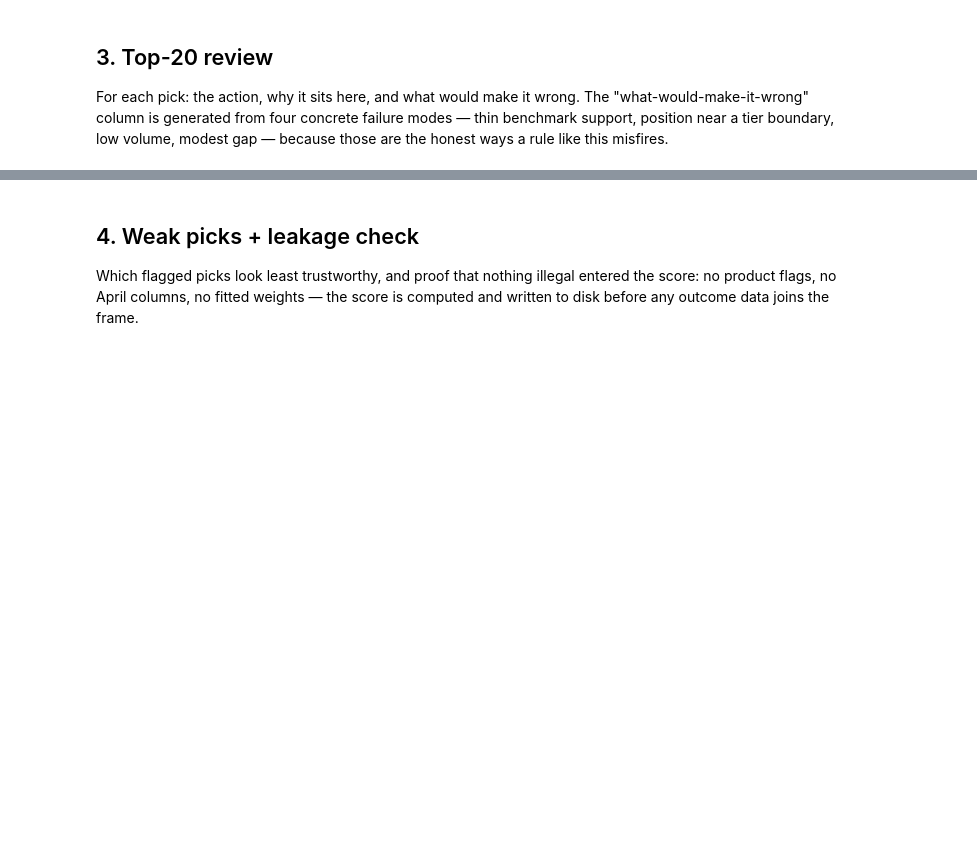
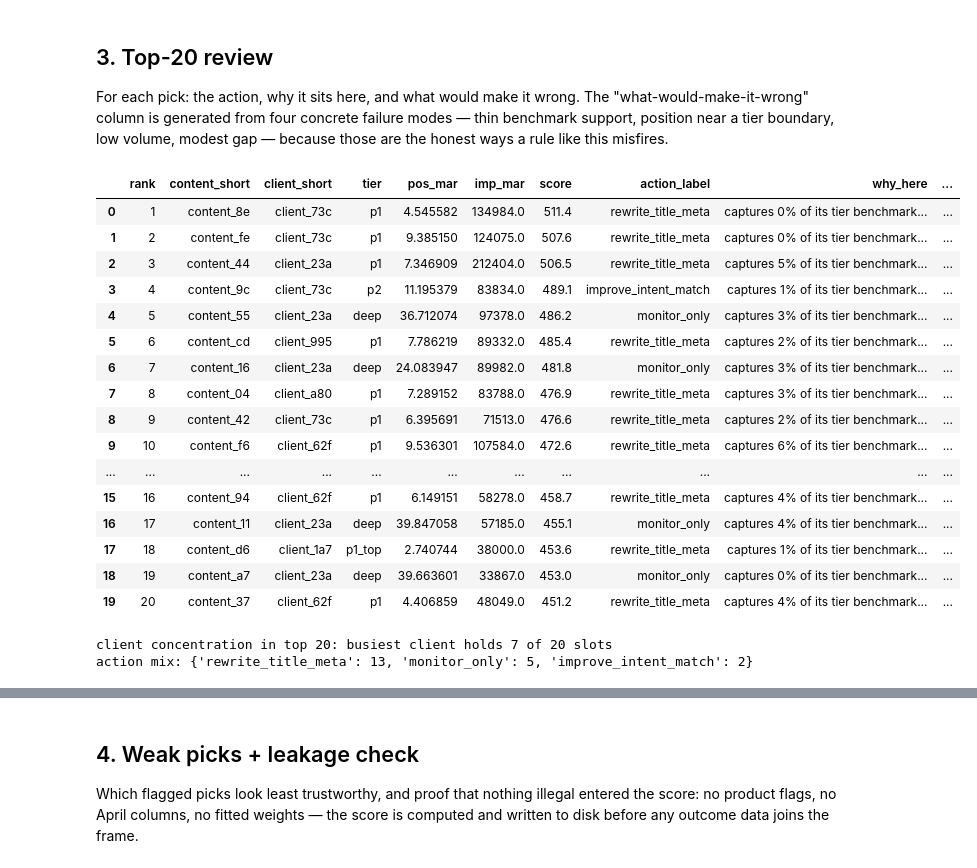
Before and after one commit to rashidsami10000-afk/rashid-flyrank-internship-ml-owncopy, a Jupyter notebook: work/notebooks/w04_baseline_score.ipynb, the cells around one changed output, grey strips where cells are left out. Drawn from its saved outputs; the diff is of its cells as text; code cells hidden in the pictures; blank space fills up the shorter version.

Commit message:
Week 3: Execute w04 baseline for Lane 4 - signals CONFIRMED x2 (CTR-vs-position w/ floor effect, volume 86%/44%), rule P@50 0.920 vs base 0.483, queue written, leakage check passed

```diff
--- a/work/notebooks/w04_baseline_score.ipynb
+++ b/work/notebooks/w04_baseline_score.ipynb
@@ -105,16 +130,18 @@ sig1 = pool.copy()
 sig1['band'] = sig1['pos_mar'].apply(band_of)
 t1 = (sig1.groupby('band')
       .agg(n=('ctr_mar', 'size'),
-           median_ctr=('ctr_mar', 'median'),
-           p25=('ctr_mar', lambda s: s.quantile(.25)),
-           p75=('ctr_mar', lambda s: s.quantile(.75)))
+           median_ctr_pct=('ctr_mar', lambda s: s.median() * 100),
+           p25_pct=('ctr_mar', lambda s: s.quantile(.25) * 100),
+           p75_pct=('ctr_mar', lambda s: s.quantile(.75) * 100))
       .reindex([b[2] for b in bands]).round(4))
 display(t1)
 
-meds = t1['median_ctr'].tolist()
-drops = sum(1 for a, b in zip(meds, meds[1:]) if b < a)
-verdict1 = ('CONFIRMED' if drops == len(meds) - 1
-            else 'OPPOSITE' if drops == 0
+meds = t1['median_ctr_pct'].tolist()
+rises = sum(1 for a, b in zip(meds, meds[1:]) if b > a)
+verdict1 = ('CONFIRMED' if rises == 0
+            else 'OPPOSITE' if rises == len(meds) - 1
             else 'MIXED')
-print(f'verdict: {verdict1}  ({drops} of {len(meds)-1} adjacent steps show falling median CTR)')
-print(f'spread: pos 1-3 median {meds[0]:.3f}% vs pos 51+ median {meds[-1]:.4f}%')
+print(f'verdict: {verdict1}  ({rises} of {len(meds)-1} adjacent steps show RISING median CTR; '
+      f'a flat step is a floor effect, not a reversal)')
+print(f'spread: pos 1-3 median {meds[0]:.2f}% vs pos 51+ median {meds[-1]:.2f}% '
+      f'(deep-position medians sit at ~0 - the CTR signal floors out below page 5)')
@@ -225,17 +286,17 @@ labeled = ev[(ev['imp_apr'] >= 100) & (ev['tier_expected_ctr'] > 0) &
              (ev['tier_expected_apr'] > 0)].copy()
 labeled['under_captured_apr'] = ((labeled['apr_ctr'] / labeled['tier_expected_apr']) < 0.5).astype(int)
 
-from sklearn.dummy import DummyClassifier
-
 def p_at_k(scores, labels, k):
     order = np.argsort(-np.asarray(scores, dtype=float))
     return float(np.asarray(labels)[order[:k]].mean())
 
 base_rate = float(labeled['under_captured_apr'].mean())
-dummy = DummyClassifier(strategy='most_frequent').fit(
-    labeled[['score']], labeled['under_captured_apr'])
-dummy_p50 = p_at_k(dummy.predict_proba(labeled[['score']])[:, 1],
-                   labeled['under_captured_apr'], 50)
+
+# random-queue floor: an uninformed ordering scores at about the base rate;
+# seeded so the receipt is reproducible
+rng = np.random.default_rng(42)
+random_scores = rng.random(len(labeled))
+dummy_p50 = p_at_k(random_scores, labeled['under_captured_apr'], 50)
 
 p50 = p_at_k(labeled['score'], labeled['under_captured_apr'], 50)
 p20 = p_at_k(labeled['score'], labeled['under_captured_apr'], 20)
@@ -256,7 +317,7 @@ metrics = {
     'pool_rows': int(len(rule)),
     'labeled_rows': int(len(labeled)),
     'label_base_rate': round(base_rate, 4),
-    'dummy_precision_at_50': round(dummy_p50, 4),
+    'random_queue_precision_at_50': round(dummy_p50, 4),
     'rule_precision_at_20': round(p20, 4),
     'rule_precision_at_50': round(p50, 4),
     'signal_verdicts': {'ctr_vs_position_behind_needs_ctr_fix': verdict1,
@@ -264,6 +325,6 @@ metrics = {
     'score_formula': '100 * max(0, 1 - ctr/tier_expected_ctr) * log10(impressions)',
     'reason_code': 'ctr_below_tier_benchmark',
 }
-with open('work/outputs/w04_baseline_metrics.json', 'w') as f:
+with open(OUT_DIR / 'w04_baseline_metrics.json', 'w') as f:
     json.dump(metrics, f, indent=2)
-print('wrote work/outputs/w04_baseline_metrics.json (committed receipts)')
+print(f'wrote {OUT_DIR / "w04_baseline_metrics.json"} (committed receipts)')
@@ -279,37 +347,58 @@ top = labeled.head(20).copy()
 
 def why(r):
     return (f"captures {r['capture_ratio']:.0%} of its tier benchmark "
-            f"({r['ctr_mar']:.2f}% vs {r['tier_expected_ctr']:.2f}%) at avg position {r['pos_mar']:.1f}, "
+            f"({r['ctr_mar']*100:.2f}% vs {r['tier_expected_ctr']*100:.2f}%) "
+            f"at avg position {r['pos_mar']:.1f}, "
             f"{int(r['imp_mar']):,} impressions")
 
 def wrong(r):
     reasons = []
     if r['bench_support'] < 30:
         reasons.append(f"benchmark rests on only {int(r['bench_support'])} high-volume pages")
     near_boundary = min(abs(r['pos_mar'] - 3), abs(r['pos_mar'] - 10), abs(r['pos_mar'] - 20)) <= 0.5
     if near_boundary:
         reasons.append('position sits on a tier boundary; a slightly different band flips its benchmark')
     if r['imp_mar'] < 200:
         reasons.append('low volume: the CTR estimate itself is noisy')
     if r['capture_ratio'] > 0.8:
         reasons.append('gap is modest - may be normal variation, not a fixable flaw')
     if not reasons:
         reasons.append('CTR gap may reflect search intent that metadata edits cannot fix')
     return '; '.join(reasons)
 
 top['why_here'] = top.apply(why, axis=1)
 top['what_would_make_it_wrong'] = top.apply(wrong, axis=1)
 top['content_short'] = top['content_hash_id'].str[:10]
 top['client_short'] = top['client_hash_id'].str[:10]
 
 show = top[['rank', 'content_short', 'client_short', 'tier', 'pos_mar', 'imp_mar',
             'score', 'action_label', 'why_here', 'what_would_make_it_wrong']]
 with pd.option_context('display.max_colwidth', 60, 'display.width', 220):
     display(show)
 
 conc = top['client_short'].value_counts()
 print(f'client concentration in top 20: busiest client holds {conc.iloc[0]} of 20 slots')
 print(f"action mix: {top['action_label'].value_counts().to_dict()}")
+# %% [output]
+|  | rank | content_short | client_short | tier | pos_mar | imp_mar | score | action_label | why_here | ... |
+| 0 | 1 | content_8e | client_73c | p1 | 4.545582 | 134984.0 | 511.4 | rewrite_title_meta | captures 0% of its tier benchmark... | ... |
+| 1 | 2 | content_fe | client_73c | p1 | 9.385150 | 124075.0 | 507.6 | rewrite_title_meta | captures 0% of its tier benchmark... | ... |
+| 2 | 3 | content_44 | client_23a | p1 | 7.346909 | 212404.0 | 506.5 | rewrite_title_meta | captures 5% of its tier benchmark... | ... |
+| 3 | 4 | content_9c | client_73c | p2 | 11.195379 | 83834.0 | 489.1 | improve_intent_match | captures 1% of its tier benchmark... | ... |
+| 4 | 5 | content_55 | client_23a | deep | 36.712074 | 97378.0 | 486.2 | monitor_only | captures 3% of its tier benchmark... | ... |
+| 5 | 6 | content_cd | client_995 | p1 | 7.786219 | 89332.0 | 485.4 | rewrite_title_meta | captures 2% of its tier benchmark... | ... |
+| 6 | 7 | content_16 | client_23a | deep | 24.083947 | 89982.0 | 481.8 | monitor_only | captures 3% of its tier benchmark... | ... |
+| 7 | 8 | content_04 | client_a80 | p1 | 7.289152 | 83788.0 | 476.9 | rewrite_title_meta | captures 3% of its tier benchmark... | ... |
+| 8 | 9 | content_42 | client_73c | p1 | 6.395691 | 71513.0 | 476.6 | rewrite_title_meta | captures 2% of its tier benchmark... | ... |
+| 9 | 10 | content_f6 | client_62f | p1 | 9.536301 | 107584.0 | 472.6 | rewrite_title_meta | captures 6% of its tier benchmark... | ... |
+| ... | ... | ... | ... | ... | ... | ... | ... | ... | ... | ... |
+| 15 | 16 | content_94 | client_62f | p1 | 6.149151 | 58278.0 | 458.7 | rewrite_title_meta | captures 4% of its tier benchmark... | ... |
+| 16 | 17 | content_11 | client_23a | deep | 39.847058 | 57185.0 | 455.1 | monitor_only | captures 4% of its tier benchmark... | ... |
+| 17 | 18 | content_d6 | client_1a7 | p1_top | 2.740744 | 38000.0 | 453.6 | rewrite_title_meta | captures 1% of its tier benchmark... | ... |
+| 18 | 19 | content_a7 | client_23a | deep | 39.663601 | 33867.0 | 453.0 | monitor_only | captures 0% of its tier benchmark... | ... |
+| 19 | 20 | content_37 | client_62f | p1 | 4.406859 | 48049.0 | 451.2 | rewrite_title_meta | captures 4% of its tier benchmark... | ... |
+client concentration in top 20: busiest client holds 7 of 20 slots
+action mix: {'rewrite_title_meta': 13, 'monitor_only': 5, 'improve_intent_match': 2}
 # %% [markdown]
 ### Skeptic's read of the top 20
 
```
Also changed, not shown: parts of 11 cells of this notebook, 1 other file.
